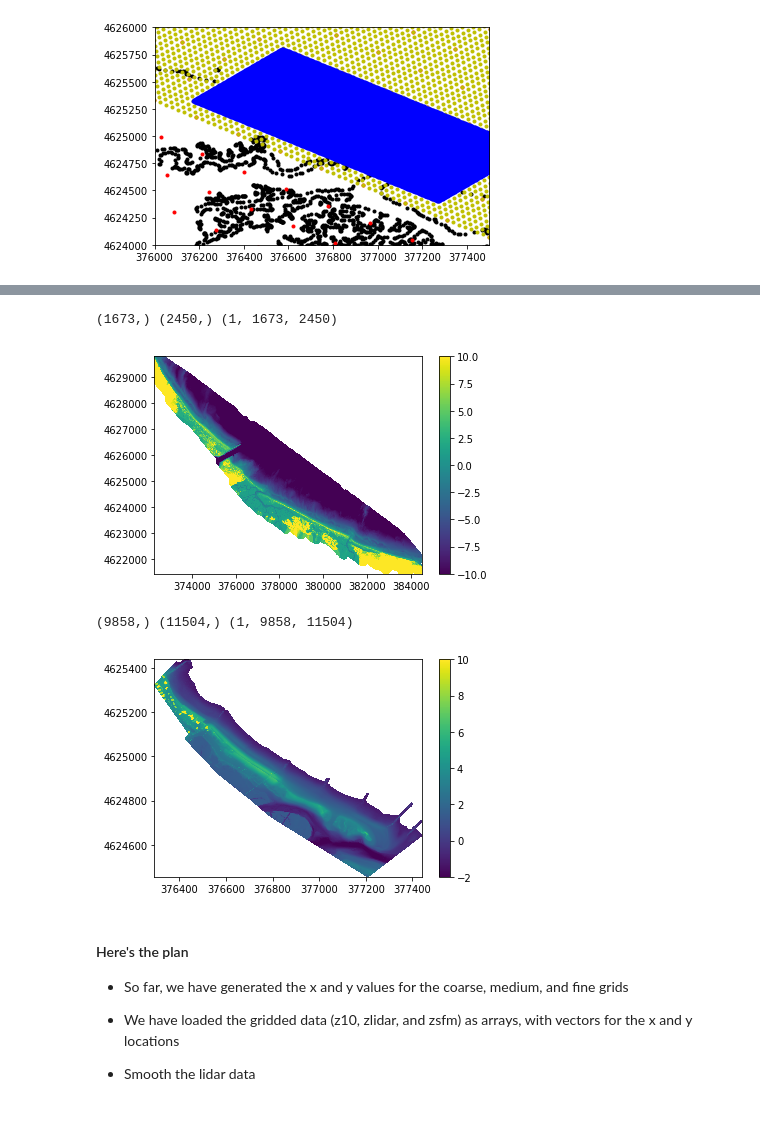
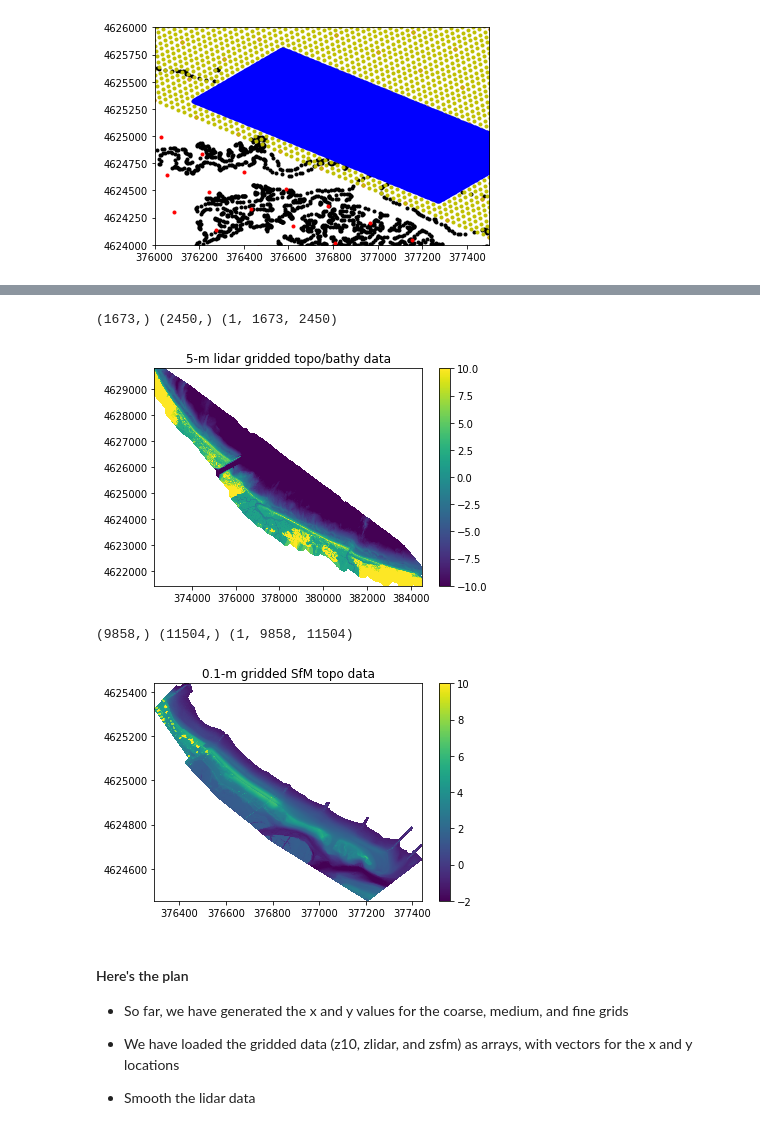
Before and after one commit to csherwood-usgs/CCBay, a Jupyter notebook: CCBay_grid_v1.ipynb, the cells around one changed output, grey strips where cells are left out. Drawn from its saved outputs; the diff is of its cells as text; code cells hidden in the pictures.

```diff
--- a/CCBay_grid_v1.ipynb
+++ b/CCBay_grid_v1.ipynb
@@ -263,26 +312,27 @@ Wall time: 4.64 s
 # %%
 # This grid was generated by CRS GlobalMapper from USACE lidar data
 # open the tif with XArray as a DataArray
 fn = ddir+'5-m_grid_from_lidar.tif'
 da = xr.open_rasterio(fn)
 
 # Not sure how da.values got a singleton dimension, but squeeze gets rid of it.
 print( np.shape(np.flipud(da['y'].values)), np.shape(da['x'].values), np.shape( np.flipud(da.values)) )
 
 # However, make sure to squeeze before flipping
 zlidar = np.flipud(np.squeeze(da.values))
 
 # Missing values are -32767. Can replace with NaNs as follows:
 zlidar[zlidar<-32766]=np.NaN
 
 xlidar = da['x'].values
 ylidar = np.flipud(da['y'].values)
 
 plt.pcolormesh(xlidar,ylidar,zlidar,vmin=-10,vmax=10)
+plt.title('5-m lidar gridded topo/bathy data')
 plt.colorbar();
 # %% [output]
 (1673,) (2450,) (1, 1673, 2450)
-[figure, old version]
+[figure, new version]
 # %%
 # This grid was generated by CRS in Photoscan
 # open the tif with XArray as a DataArray
@@ -302,10 +352,11 @@ xsfm = da['x'].values
 ysfm = np.flipud(da['y'].values)
 
 plt.pcolormesh(xsfm,ysfm,zsfm,vmin=-2,vmax=10)
+plt.title('0.1-m gridded SfM topo data')
 plt.colorbar();
 # %% [output]
 (9858,) (11504,) (1, 9858, 11504)
-[figure, old version]
+[figure, new version]
 # %% [markdown]
 #### Here's the plan
 * So far, we have generated the x and y values for the coarse, medium, and fine grids
```
Also changed, not shown: parts of 50 cells of this notebook.
